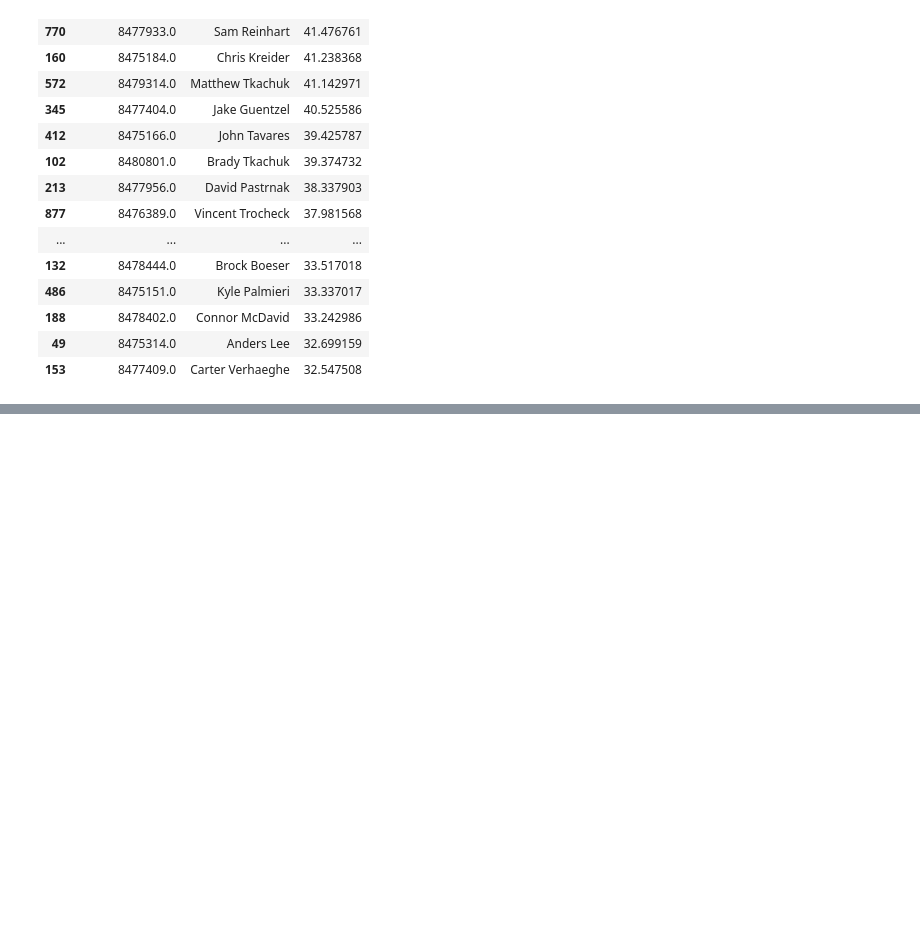
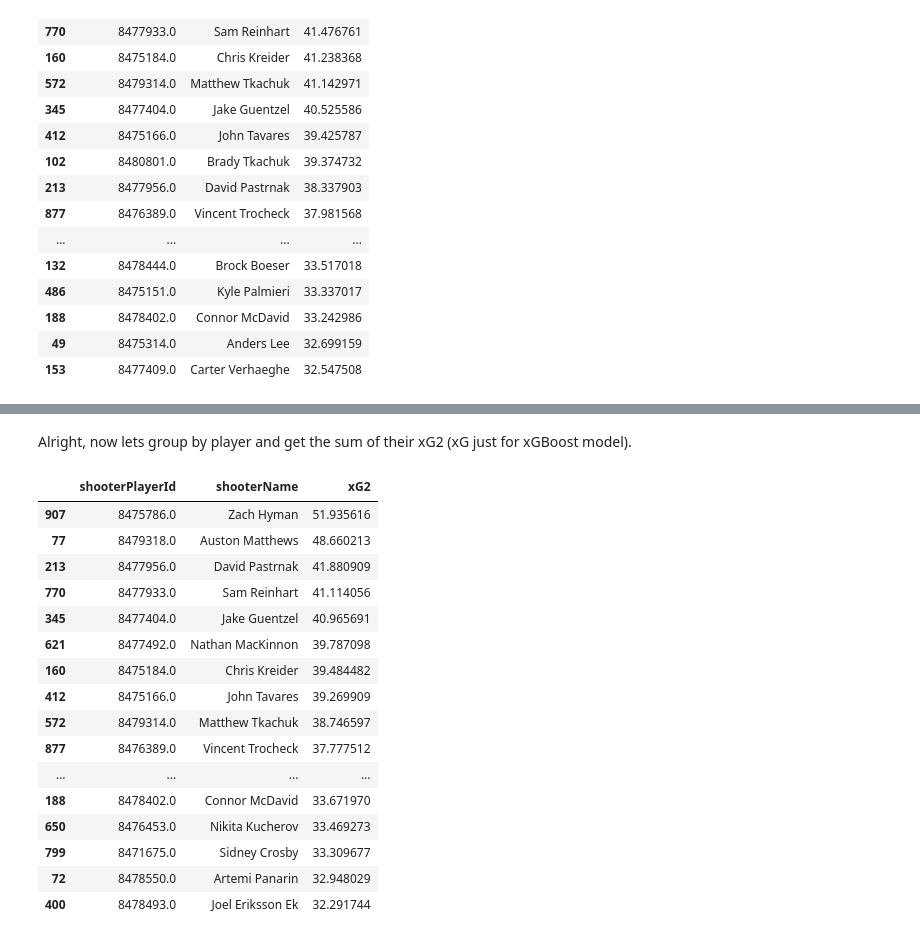
Before and after one commit to Nick3429/NHLxG, a Jupyter notebook: NHLShotData.ipynb, the cells around one changed output, grey strips where cells are left out. Cells and saved outputs as stored; diff of their text form; code cells hidden in the pictures; blank space fills up the shorter version.

Commit message:
Added a XGBoost Model in addition to the Logistic Regression model. Needs Work.

```diff
--- a/NHLShotData.ipynb
+++ b/NHLShotData.ipynb
@@ -144,0 +159,3 @@ LogisticRegression()
+# %%
+dtrain = xgb.DMatrix(X_train, label=y_train)
+dtest = xgb.DMatrix(X_test, label=y_test)
@@ -144,0 +164,9 @@ LogisticRegression()
+# %%
+params = {
+    'objective': 'binary:logistic',  # For probability output
+    'eval_metric': 'error',  # Evaluation metric for binary classification
+    'max_depth': 4,  # Maximum depth of a tree
+    'eta': 0.1,  # Learning rate
+    'subsample': 0.8,  # Subsample ratio of the training instances
+    'colsample_bytree': 0.8  # Subsample ratio of columns when constructing each tree
+}
@@ -144,0 +175,3 @@ LogisticRegression()
+# %%
+num_rounds = 100  # Number of boosting rounds
+bst = xgb.train(params, dtrain, num_rounds)
@@ -248,0 +310,9 @@ result.head(20)
+# %%
+#Create a variable for all the independent variables
+pred_variBoost= shotData[['shotDistance','timeSinceLastEvent','speedFromLastEvent','shotAngleAdjusted','shotOnEmptyNet','arenaAdjustedXCord', 'arenaAdjustedYCord','shotType_DEFL','shotType_SLAP','shotType_SNAP','shotType_TIP','shotType_WRAP','shotType_WRIST']]
+#Convert to a dmatrix to be able to have XGBoost make predictions on it
+dtest=xgb.DMatrix(pred_variBoost)
+#Get the xG for every shot using the model
+xG2=bst.predict(dtest)
+#Make is a pandas column
+shotData['xG2']=xG2
@@ -248,0 +336,25 @@ result.head(20)
+# %% [markdown]
+Alright, now lets group by player and get the sum of their xG2 (xG just for xGBoost model).
+# %%
+Boost_res=shotData.groupby(['shooterName','shooterPlayerId'], as_index=False).sum('xG')
+Boost_res=Boost_res[['shooterPlayerId','shooterName','xG2']]
+Boost_res=Boost_res.sort_values('xG2', ascending=False)
+Boost_res.head(20)
+# %% [output]
+|  | shooterPlayerId | shooterName | xG2 |
+| 907 | 8475786.0 | Zach Hyman | 51.935616 |
+| 77 | 8479318.0 | Auston Matthews | 48.660213 |
+| 213 | 8477956.0 | David Pastrnak | 41.880909 |
+| 770 | 8477933.0 | Sam Reinhart | 41.114056 |
+| 345 | 8477404.0 | Jake Guentzel | 40.965691 |
+| 621 | 8477492.0 | Nathan MacKinnon | 39.787098 |
+| 160 | 8475184.0 | Chris Kreider | 39.484482 |
+| 412 | 8475166.0 | John Tavares | 39.269909 |
+| 572 | 8479314.0 | Matthew Tkachuk | 38.746597 |
+| 877 | 8476389.0 | Vincent Trocheck | 37.777512 |
+| ... | ... | ... | ... |
+| 188 | 8478402.0 | Connor McDavid | 33.671970 |
+| 650 | 8476453.0 | Nikita Kucherov | 33.469273 |
+| 799 | 8471675.0 | Sidney Crosby | 33.309677 |
+| 72 | 8478550.0 | Artemi Panarin | 32.948029 |
+| 400 | 8478493.0 | Joel Eriksson Ek | 32.291744 |
```
Also changed, not shown: parts of 22 cells of this notebook.
